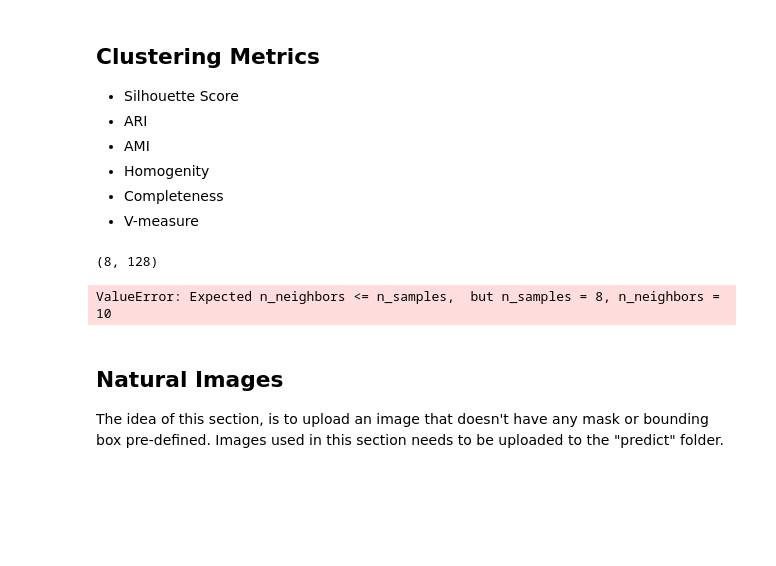
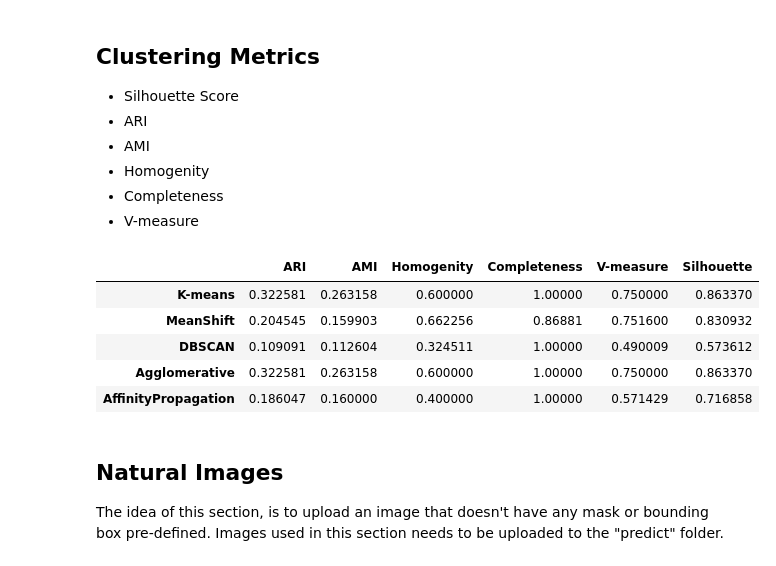
Before and after one commit to Holstrup/Mask_RCNN, a Jupyter notebook: samples/wireframe/One-Shot.ipynb, the cells around one changed output. Saved outputs shown, nothing was run; the diff lists cells and outputs as text; code cells hidden in the pictures; blank space fills up the shorter version.

```diff
--- a/samples/wireframe/One-Shot.ipynb
+++ b/samples/wireframe/One-Shot.ipynb
@@ -377,16 +382,16 @@ print("Precision: " + str(Precision) + "\n" + "Recall: " + str(Recall) + "\n" +
 * V-measure
 # %%
 # Load the data and define the necessary variables
-embeddings, labels = db.get_known_encodings("Database.db")
-embeddings = np.transpose(embeddings)
+embeddings, labels = db.get_known_encodings("Database.db", 128)
-# %%
-print(np.shape(embeddings))
-# %% [output]
-(8, 128)
 # %%
-metrics.metricFunction(embeddings,labels,4)
+metrics.metricFunction(embeddings,labels,3)
 # %% [output]
-ValueError: Expected n_neighbors <= n_samples,  but n_samples = 8, n_neighbors = 10
+|  | ARI | AMI | Homogenity | Completeness | V-measure | Silhouette |
+| K-means | 0.322581 | 0.263158 | 0.600000 | 1.00000 | 0.750000 | 0.863370 |
+| MeanShift | 0.204545 | 0.159903 | 0.662256 | 0.86881 | 0.751600 | 0.830932 |
+| DBSCAN | 0.109091 | 0.112604 | 0.324511 | 1.00000 | 0.490009 | 0.573612 |
+| Agglomerative | 0.322581 | 0.263158 | 0.600000 | 1.00000 | 0.750000 | 0.863370 |
+| AffinityPropagation | 0.186047 | 0.160000 | 0.400000 | 1.00000 | 0.571429 | 0.716858 |
 # %% [markdown]
 ## Natural Images
 
```
Also changed, not shown: parts of 12 cells of this notebook, 2 other files.
